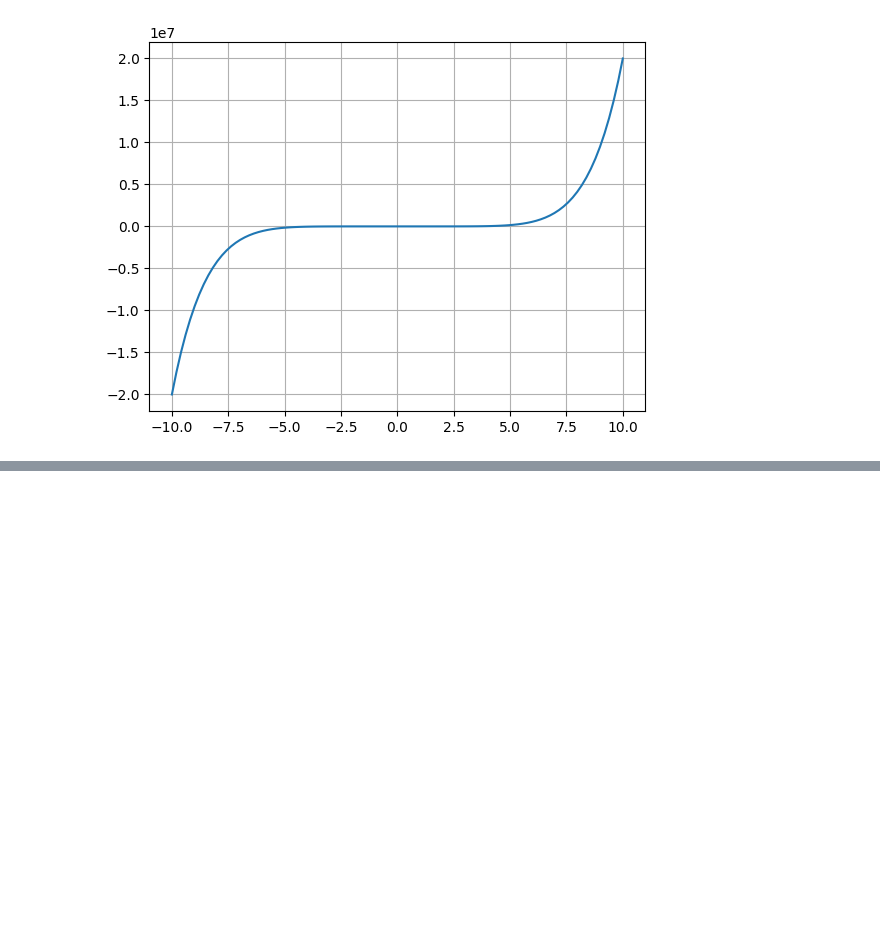
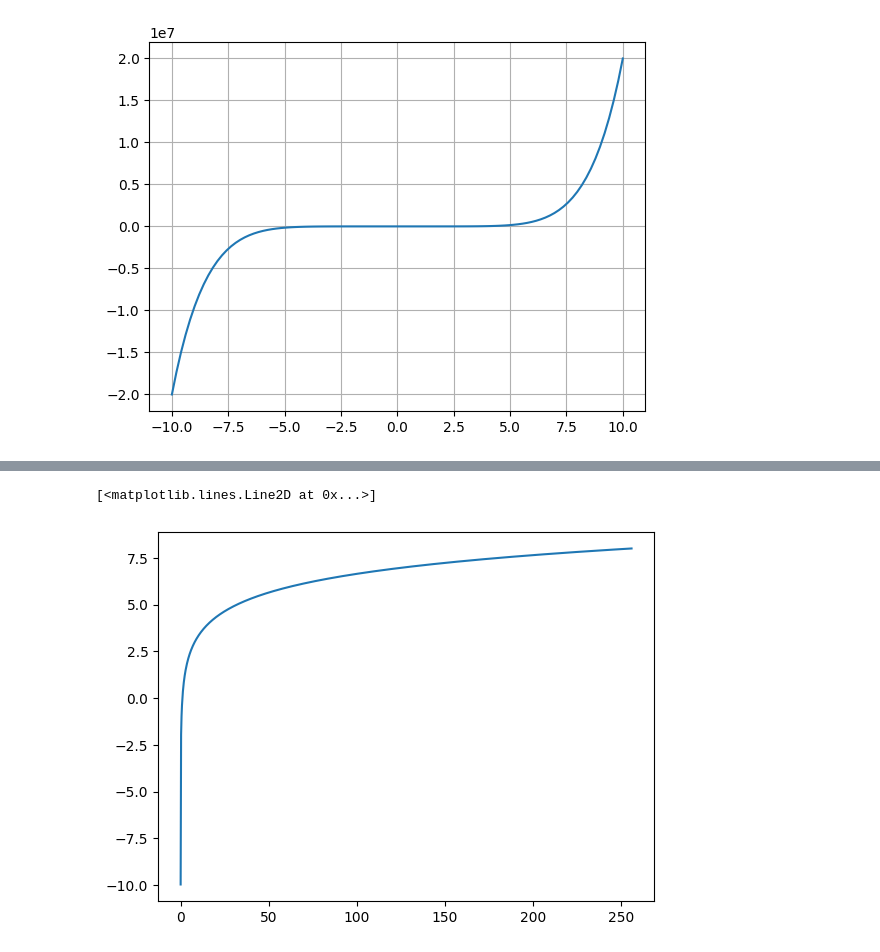
Before and after one commit to electrojam/Curso-de-Funciones-Matematicas-para-Data-Science-e-Inteligencia-Artificial, a Jupyter notebook: Programando_Funciones.ipynb, the cells around one changed output, grey strips where cells are left out. Saved outputs shown, nothing was run; the diff lists cells and outputs as text; code cells hidden in the pictures; blank space fills up the shorter version.

```diff
--- a/Programando_Funciones.ipynb
+++ b/Programando_Funciones.ipynb
@@ -46,0 +87,12 @@ plt.grid()
+# %%
+def f(x):
+  return np.log2(x)
+
+#Los valores de x deben ser diferentes de 0
+#porque ninguna base elevada a la n daría 0
+x = np.linspace(0.001,256, num=1000)
+
+plt.plot(x,f(x))
+# %% [output]
+[<matplotlib.lines.Line2D at 0x...>]
+[figure, added]
```
Also changed, not shown: parts of 6 cells of this notebook.
